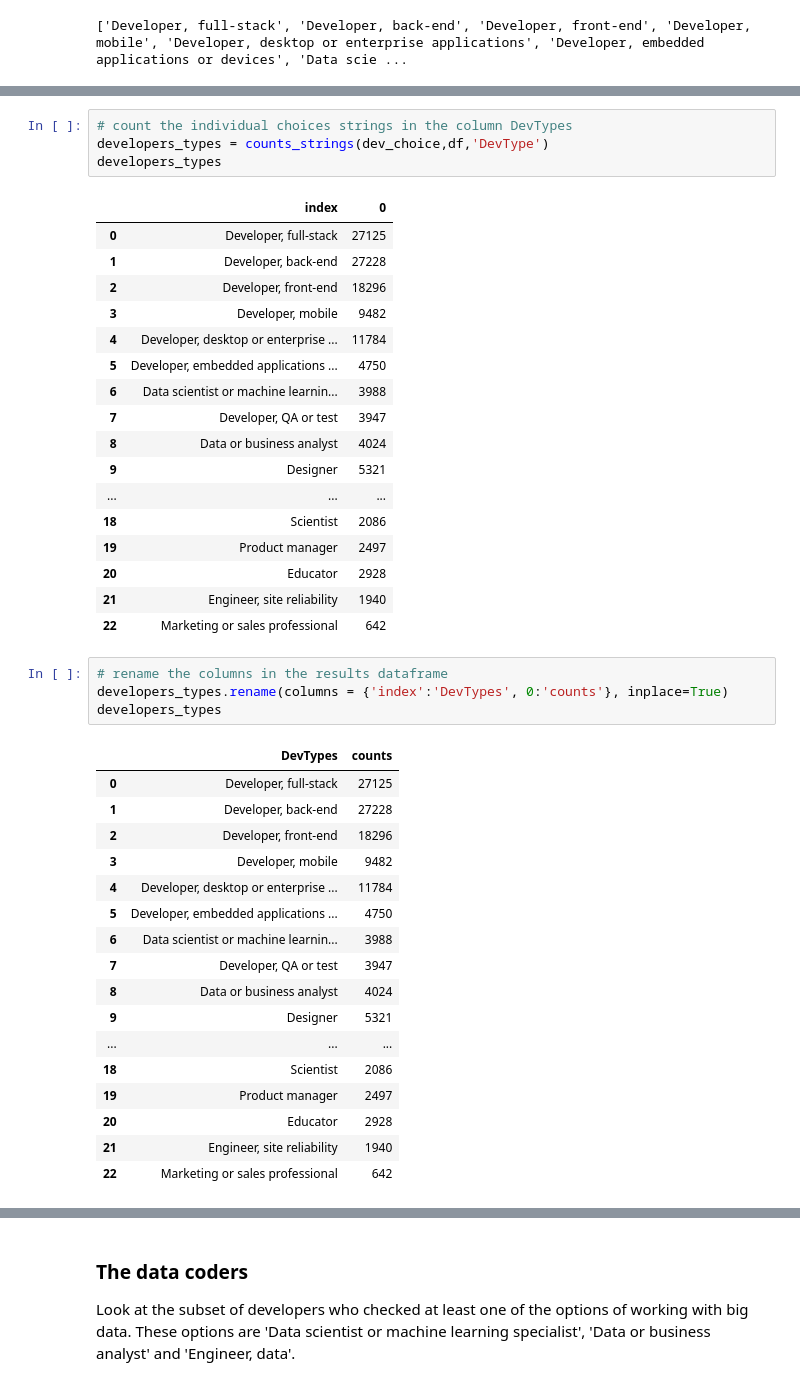
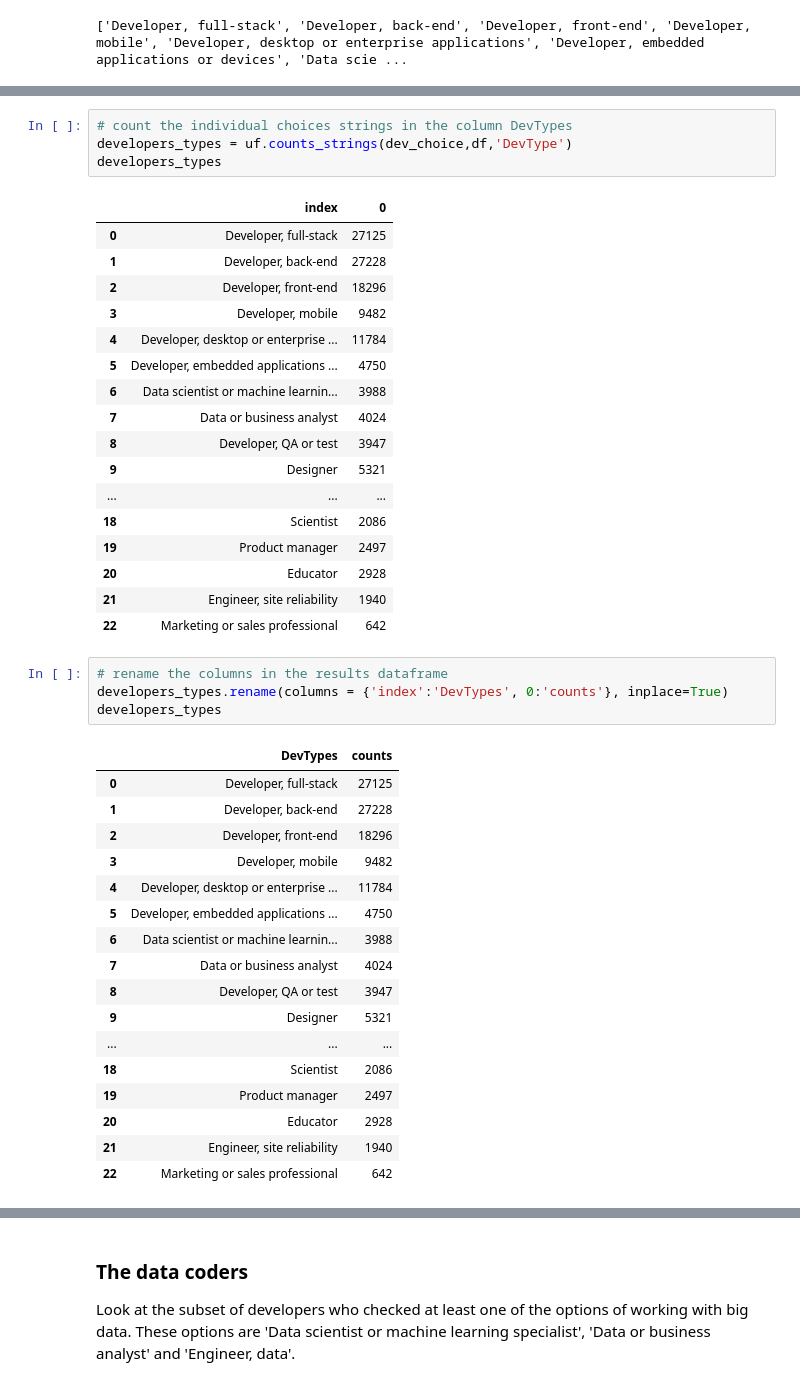
Before and after one commit to SolanaO/Developers_Survey_Analysis, a Jupyter notebook: stackBlogDataAnalysis.ipynb, the cells around one changed output, grey strips where cells are left out. Cells and saved outputs as stored; diff of their text form.

```diff
--- a/stackBlogDataAnalysis.ipynb
+++ b/stackBlogDataAnalysis.ipynb
@@ -394,18 +384,18 @@ def counts_strings(strings_list, dataframe, col):
 # %%
 # count the individual choices strings in the column DevTypes
-developers_types = counts_strings(dev_choice,df,'DevType')
+developers_types = uf.counts_strings(dev_choice,df,'DevType')
 developers_types
 # %% [output]
 |  | index | 0 |
 | 0 | Developer, full-stack | 27125 |
 | 1 | Developer, back-end | 27228 |
 | 2 | Developer, front-end | 18296 |
 | 3 | Developer, mobile | 9482 |
 | 4 | Developer, desktop or enterprise ... | 11784 |
 | 5 | Developer, embedded applications ... | 4750 |
 | 6 | Data scientist or machine learnin... | 3988 |
-| 7 | Developer, QA or test | 3947 |
-| 8 | Data or business analyst | 4024 |
+| 7 | Data or business analyst | 4024 |
+| 8 | Developer, QA or test | 3947 |
 | 9 | Designer | 5321 |
 | ... | ... | ... |
 | 18 | Scientist | 2086 |
@@ -426,8 +416,8 @@ developers_types
 | 4 | Developer, desktop or enterprise ... | 11784 |
 | 5 | Developer, embedded applications ... | 4750 |
 | 6 | Data scientist or machine learnin... | 3988 |
-| 7 | Developer, QA or test | 3947 |
-| 8 | Data or business analyst | 4024 |
+| 7 | Data or business analyst | 4024 |
+| 8 | Developer, QA or test | 3947 |
 | 9 | Designer | 5321 |
 | ... | ... | ... |
 | 18 | Scientist | 2086 |
```
Also changed, not shown: parts of 14 cells of this notebook.
